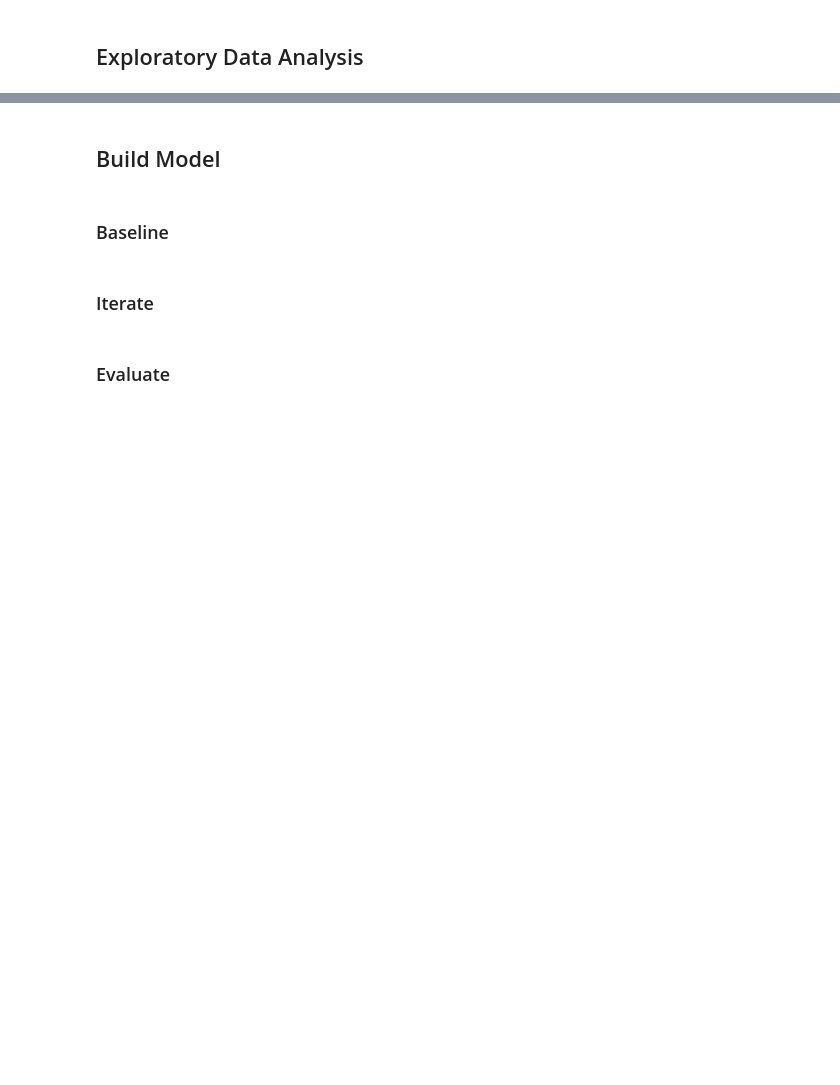
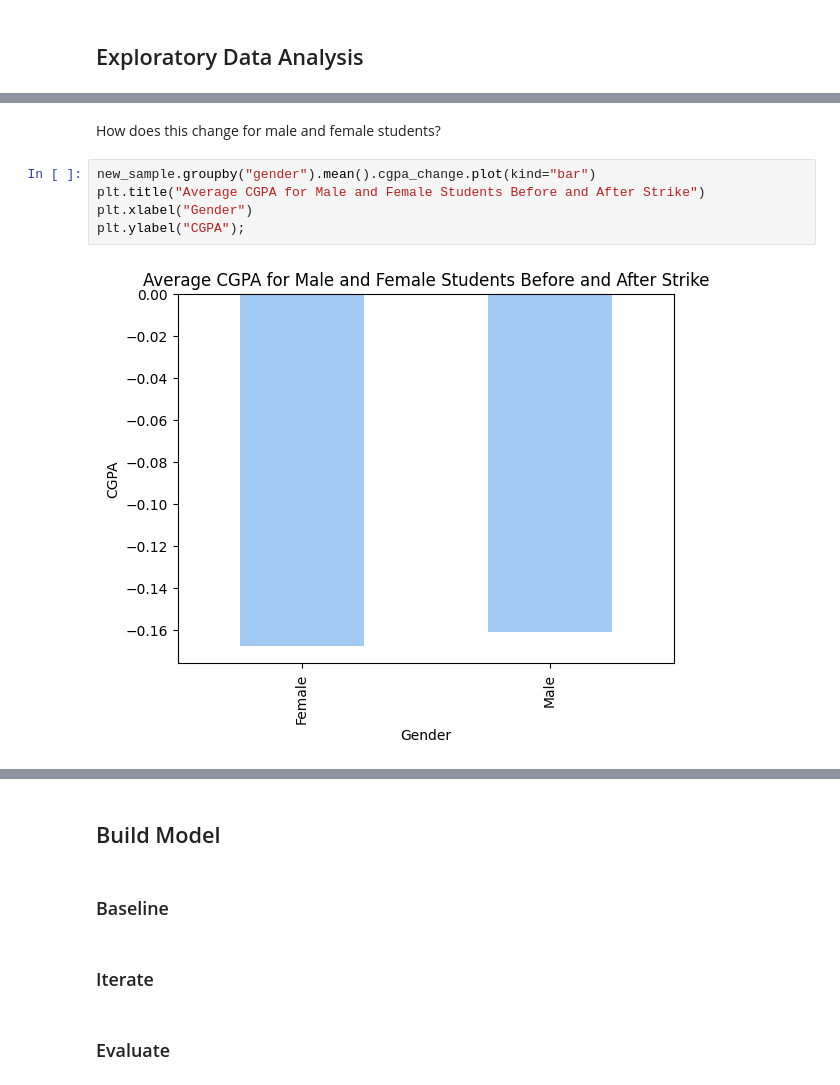
Before and after one commit to socratesjnr/asuu-strike-project, a Jupyter notebook: mock analysis/test.ipynb, the cells around one changed output, grey strips where cells are left out. Cells and saved outputs as stored; diff of their text form; blank space fills up the shorter version.

```diff
--- a/mock analysis/test.ipynb
+++ b/mock analysis/test.ipynb
@@ -139,0 +185,9 @@ sample_df.describe()
+# %% [markdown]
+How does this change for male and female students?
+# %%
+new_sample.groupby("gender").mean().cgpa_change.plot(kind="bar")
+plt.title("Average CGPA for Male and Female Students Before and After Strike")
+plt.xlabel("Gender")
+plt.ylabel("CGPA");
+# %% [output]
+[figure, added]
```
Also changed, not shown: parts of 12 cells of this notebook.
